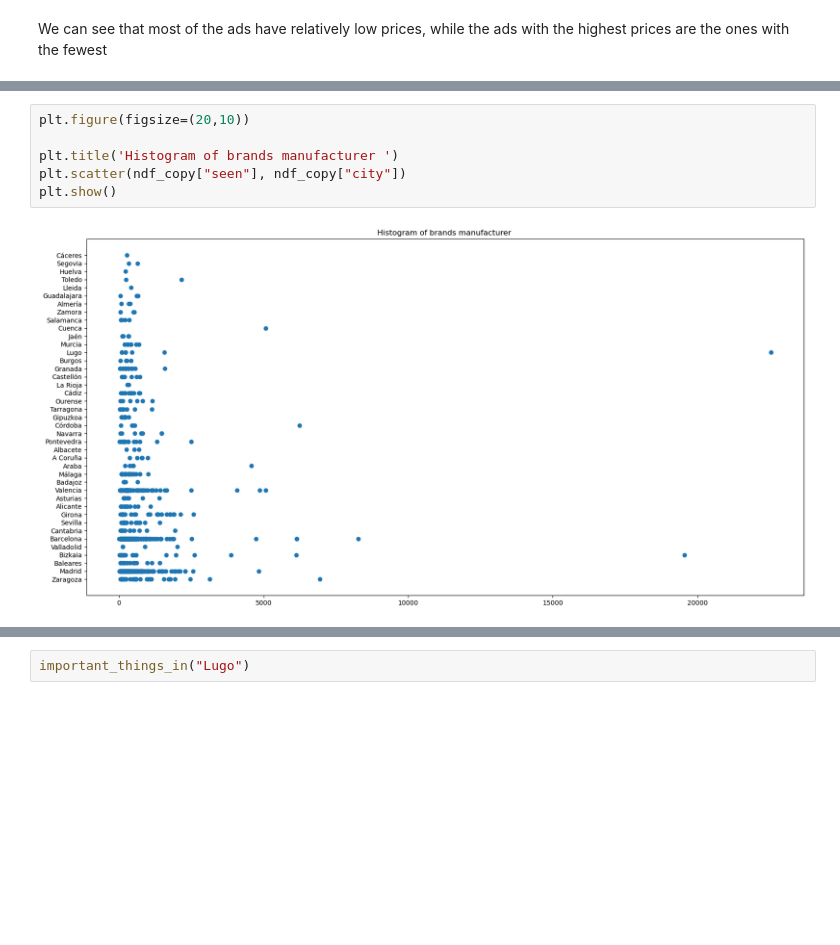
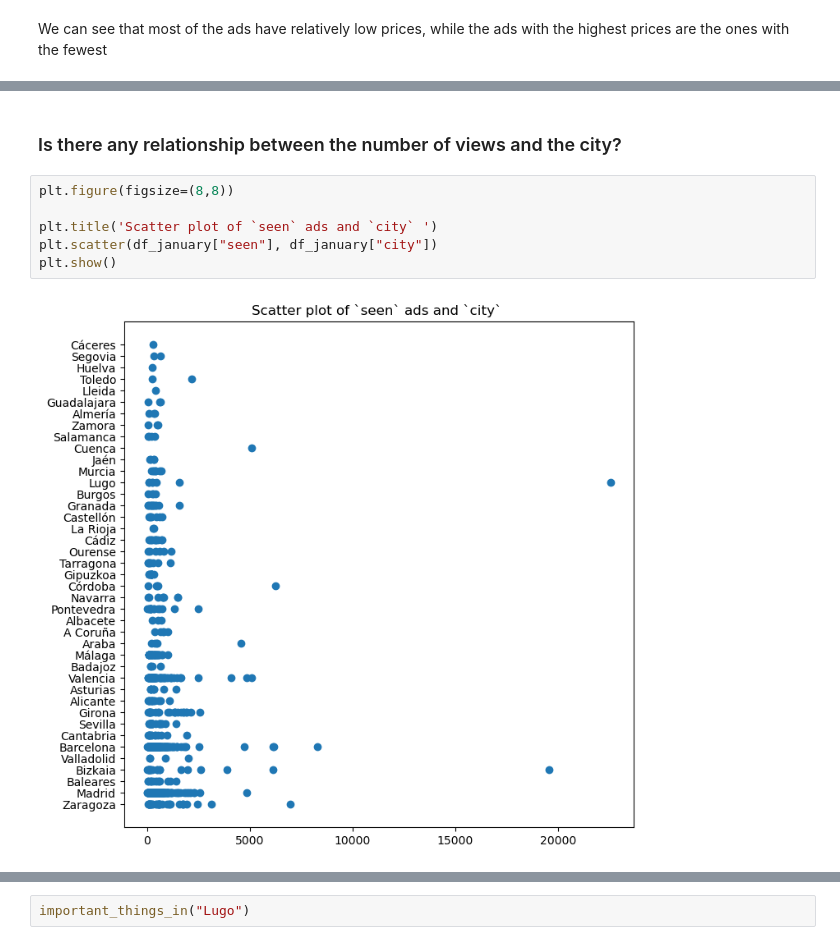
Before and after one commit to albertjimrod/ScraperETL-EDA-ML-Personal, a Jupyter notebook: project_5/EDA_hispasonic.ipynb, the cells around one changed output, grey strips where cells are left out. Saved outputs shown, nothing was run; the diff lists cells and outputs as text; blank space fills up the shorter version.

```diff
--- a/project_5/EDA_hispasonic.ipynb
+++ b/project_5/EDA_hispasonic.ipynb
@@ -588,8 +884,10 @@ plt.show()
+# %% [markdown]
+### Is there any relationship between the number of views and the city?
 # %%
-plt.figure(figsize=(20,10))
+plt.figure(figsize=(8,8))
 
-plt.title('Histogram of brands manufacturer ')
-plt.scatter(ndf_copy["seen"], ndf_copy["city"])
+plt.title('Scatter plot of `seen` ads and `city` ')
+plt.scatter(df_january["seen"], df_january["city"])
 plt.show()
 # %% [output]
-[figure, old version]
+[figure, new version]
```
Also changed, not shown: parts of 85 cells of this notebook.
